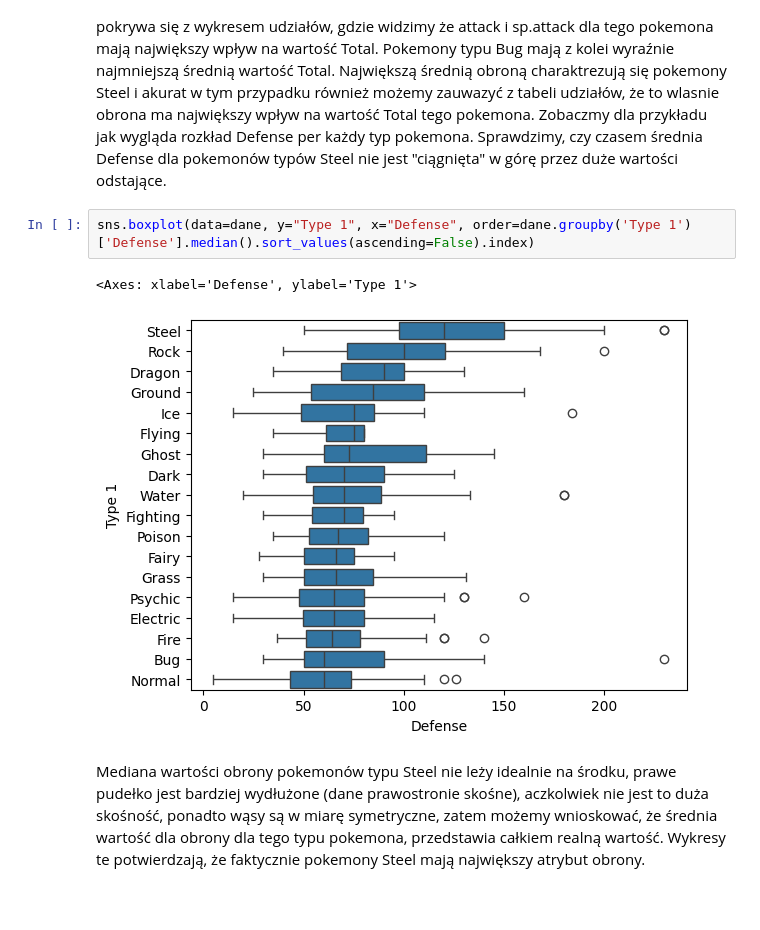
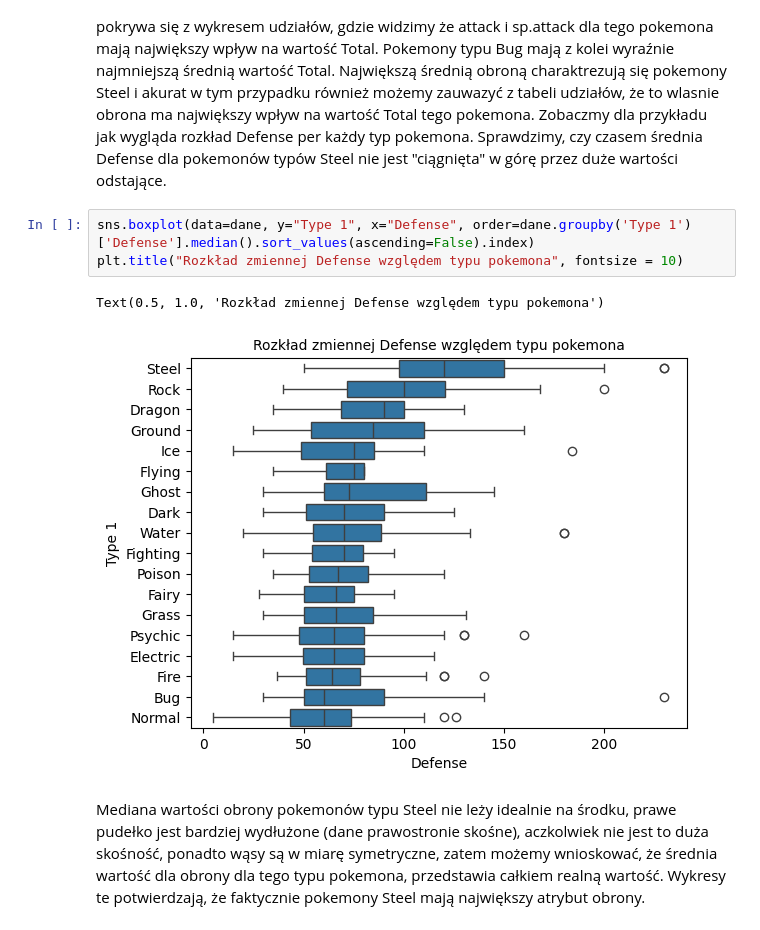
Before and after one commit to Kubix-commits/Wizualizacja-Danych, a Jupyter notebook: Projekt - wizualizacja/Wizualizacja danych.ipynb, the cells around one changed output. Cells and saved outputs as stored; diff of their text form; blank space fills up the shorter version.

Commit message:
ujednolicenie gdzieniegdzie fontsize

```diff
--- a/Projekt - wizualizacja/Wizualizacja danych.ipynb
+++ b/Projekt - wizualizacja/Wizualizacja danych.ipynb
@@ -225,9 +225,10 @@ Największą średnią obroną charaktrezują się pokemony Steel i akurat w tym
 Zobaczmy dla przykładu jak wygląda rozkład Defense per każdy typ pokemona. Sprawdzimy, czy czasem średnia Defense dla pokemonów typów Steel nie jest "ciągnięta" w górę przez duże wartości odstające.
 # %%
 sns.boxplot(data=dane, y="Type 1", x="Defense", order=dane.groupby('Type 1')['Defense'].median().sort_values(ascending=False).index)
+plt.title("Rozkład zmiennej Defense względem typu pokemona", fontsize = 10)
 # %% [output]
-<Axes: xlabel='Defense', ylabel='Type 1'>
+Text(0.5, 1.0, 'Rozkład zmiennej Defense względem typu pokemona')
-[figure, old version]
+[figure, new version]
 # %% [markdown]
 Mediana wartości obrony pokemonów typu Steel nie leży idealnie na środku, prawe pudełko jest bardziej wydłużone (dane prawostronie skośne), aczkolwiek nie jest to duża skośność, ponadto wąsy są w miarę symetryczne, zatem możemy wnioskować, że średnia wartość dla obrony dla tego typu pokemona, przedstawia całkiem realną wartość. Wykresy te potwierdzają, że faktycznie pokemony Steel mają największy atrybut obrony.
 # %% [markdown]
```
Also changed, not shown: parts of 9 cells of this notebook, 1 other file.
